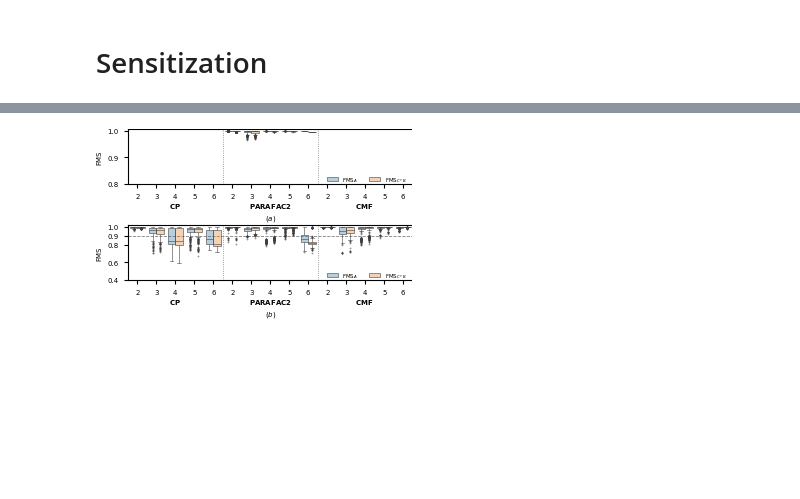
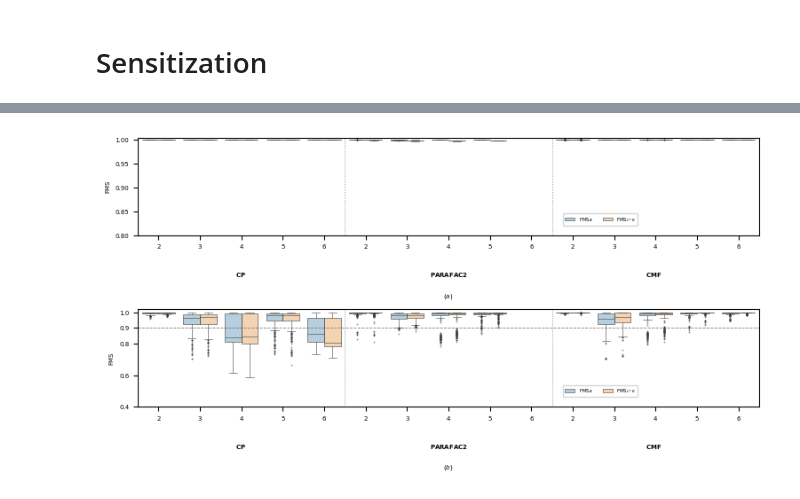
Before and after one commit to cchatzis/Revealing-Subject-specific-Temporal-Patterns-from-Longitudinal-Data, a Jupyter notebook: paper_plots.ipynb, the cells around one changed output, grey strips where cells are left out. Drawn from its saved outputs; the diff is of its cells as text; code cells hidden in the pictures; blank space fills up the shorter version.

```diff
--- a/paper_plots.ipynb
+++ b/paper_plots.ipynb
@@ -733,13 +503,13 @@ fig.subplots_adjust(wspace=0.05, hspace=0.415,top=0.99,right=0.98,left=0.115)
 # %%
-
+# This can be used to reproduce the following figures of the paper:
+# Fig. 8
 
 box_kws = dict(
-    width=0.8,          # thinner boxes (try 0.35–0.50)
-    linewidth=0.6,       # thinner outlines
+    width=0.8,
+    linewidth=0.6,
     showfliers=True,
-    fliersize=0.8,       # smaller outliers (points)
+    fliersize=0.8,
 
-    # More explicit control (overrides defaults)
     flierprops=dict(
         marker='o',
         markersize=0.8,
@@ -755,27 +525,25 @@ box_kws = dict(
 
 fig, axs = plt.subplots(
     2, 1,
-    figsize=(COL_IN, 0.62*COL_IN),   # EXACT same figure size as before
-    # figsize=(8,4),
-    sharex=False, sharey=False,      # change if you want shared scales
+    figsize=(8,4),
+    sharex=False, sharey=False,
 )
 
 dfa = pd.read_pickle(f"Sensitization/df_A_uniq.pkl")
 dfc = pd.read_pickle(f"Sensitization/df_CB_uniq.pkl")
 df_long = pd.concat([dfa, dfc], ignore_index=True)
 
-order =  ['cp_2_0.0', 'cp_3_0.0', 'cp_4_0.0', 'cp_5_0.0', 'cp_6_0.0',#'cp_7_0.0', 'cp_8_0.0',
-    'parafac2_2_0.0', 'parafac2_3_0.0', 'parafac2_4_0.0', 'parafac2_5_0.0', 'parafac2_6_0.0',# 'parafac2_7_0.0', 'parafac2_8_0.0',
-             'cmf_2_0.0', 'cmf_3_0.0', 'cmf_4_0.0', 'cmf_5_0.0', 'cmf_6_0.0']#, 'cmf_7_0.0', 'cmf_8_0.0']
-            # 'smoothcmf_2_0.01', 'smoothcmf_3_0.01', 'smoothcmf_4_0.01', 'smoothcmf_5_0.01', 'smoothcmf_6_0.01',]
+order =  ['cp_2_0.0', 'cp_3_0.0', 'cp_4_0.0', 'cp_5_0.0', 'cp_6_0.0',
+    'parafac2_2_0.0', 'parafac2_3_0.0', 'parafac2_4_0.0', 'parafac2_5_0.0', 'parafac2_6_0.0',
+             'cmf_2_0.0', 'cmf_3_0.0', 'cmf_4_0.0', 'cmf_5_0.0', 'cmf_6_0.0']
 
 
 df_long["metric"] = df_long["metric"].replace({"CB": "C*B"})
 df_long["metric"] = df_long["metric"].replace({"C*B": r"$\text{FMS}_{C*B}$"})
 df_long["metric"] = df_long["metric"].replace({"A": r"$\text{FMS}_{A}$"})
 
-# # drop rows with model == 'parafac2' and rank == 6
-# df_long = df_long[~((df_long['model'] == 'parafac2') & (df_long['r'] == 6))]
+# drop rows with model == 'parafac2' and rank == 6
+df_long = df_long[~((df_long['model'] == 'parafac2') & (df_long['r'] == 6))]
 
 ax = sns.boxplot(
     data=df_long, x='label', y='value', hue='metric',
@@ -787,29 +555,19 @@ for patch in ax.patches:  # PathPatches
     r, g, b, _ = mpl.colors.to_rgba(patch.get_facecolor())
     patch.set_facecolor((r, g, b, 0.35))
 
-# Single legend (for metric)
 handles, labels = ax.get_legend_handles_labels()
-# first k handles/labels correspond to 'metric' from the first layer (boxplot)
 k = df_long['metric'].nunique()  # should be 2
 axs[0].legend(handles[:k], labels[:k], bbox_to_anchor=(0.68, 0.25),ncols=2,fontsize=4)
 axs[0].text(0.165, -0.4, r'$\bf{CP}$', ha='center', va='center', transform=axs[0].transAxes,fontsize=5)
 axs[0].text(0.5, -0.4, r'$\bf{PARAFAC2}$', ha='center', va='center', transform=axs[0].transAxes,fontsize=5)
 axs[0].text(0.83, -0.4, r'$\bf{CMF}$', ha='center', va='center', transform=axs[0].transAxes,fontsize=5)
-# axs[0].axvline(x=6.5, color='tab:gray', linestyle=':',linewidth=0.6) # Metabolomics
-# axs[0].axvline(x=13.5, color='tab:gray', linestyle=':',linewidth=0.6) # Metabolomics
 axs[0].axvline(x=4.5, color='tab:gray', linestyle=':',linewidth=0.6,zorder=0) # Sensitization
 axs[0].axvline(x=9.5, color='tab:gray', linestyle=':',linewidth=0.6,zorder=0) # Sensitization
 
 axs[0].set_xticklabels([2,3,4,5,6]*3, fontsize=5)
 axs[0].set_xlabel('')
-# axs[0].axhline(y=0.9, color='gray', linestyle='--',linewidth=0.6)
 axs[0].set_ylim(0.8,1.005)
-# axs[0].set_ylim(0.3,1.005) # Sensitizations
 axs[0].set_ylabel('FMS',fontsize=5)
-# axs[0].set_yticks([0.5,0.6,0.7,0.8,0.9,1.0],labels=[0.5,0.6,0.7,0.8,0.9,1.0],fontsize=5)
-# axs[0].set_yticks([0.75,0.8,0.85,0.9,0.95,1.0],labels=[0.75,0.8,0.85,0.9,0.95,1.0],fontsize=5)
-# axs[0].grid(True)
-# axs[0].set_title('Reproducibility results')
 
 for spine in ax.spines.values():
     spine.set_visible(True)
@@ -820,17 +578,16 @@ dfa = pd.read_pickle("Sensitization/df_A_replic.pkl")
 dfc = pd.read_pickle("Sensitization/df_CB_replic.pkl")
 df_long = pd.concat([dfa, dfc], ignore_index=True)
 
-order =  ['cp_2_0.0_10', 'cp_3_0.0_10', 'cp_4_0.0_10', 'cp_5_0.0_10', 'cp_6_0.0_10', #'cp_7_0.0_10', 'cp_8_0.0_10',
-    'parafac2_2_0.0_10', 'parafac2_3_0.0_10', 'parafac2_4_0.0_10', 'parafac2_5_0.0_10', 'parafac2_6_0.0_10', #'parafac2_7_0.0_10', 'parafac2_8_0.0_10',
-             'cmf_2_0.0_10', 'cmf_3_0.0_10', 'cmf_4_0.0_10', 'cmf_5_0.0_10', 'cmf_6_0.0_10'] #, 'cmf_7_0.0_10', 'cmf_8_0.0_10']
-            # 'smoothcmf_2_0.01_10', 'smoothcmf_3_0.01_10', 'smoothcmf_4_0.01_10', 'smoothcmf_5_0.01_10', 'smoothcmf_6_0.01_10',]
+order =  ['cp_2_0.0_10', 'cp_3_0.0_10', 'cp_4_0.0_10', 'cp_5_0.0_10', 'cp_6_0.0_10',
+    'parafac2_2_0.0_10', 'parafac2_3_0.0_10', 'parafac2_4_0.0_10', 'parafac2_5_0.0_10', 'parafac2_6_0.0_10',
+             'cmf_2_0.0_10', 'cmf_3_0.0_10', 'cmf_4_0.0_10', 'cmf_5_0.0_10', 'cmf_6_0.0_10']
 
 df_long["metric"] = df_long["metric"].replace({"CB": "C*B"})
 df_long["metric"] = df_long["metric"].replace({"C*B": r"$\text{FMS}_{C*B}$"})
 df_long["metric"] = df_long["metric"].replace({"A": r"$\text{FMS}_{A}$"})
 
 # drop rows with model == 'parafac2' and rank == 6
-# df_long = df_long[~((df_long['model'] == 'parafac2') & (df_long['r'] == 6))]
+df_long = df_long[~((df_long['model'] == 'parafac2') & (df_long['r'] == 6))]
 
 ax = sns.boxplot(
     data=df_long, x='label', y='value', hue='metric',
@@ -853,9 +610,7 @@ axs[1].text(0.5, -0.4, r'$\bf{PARAFAC2}$', ha='center', va='center', transform=a
 axs[1].text(0.83, -0.4, r'$\bf{CMF}$', ha='center', va='center', transform=axs[1].transAxes,fontsize=5)
 axs[1].axvline(x=4.5, color='tab:gray', linestyle=':',linewidth=0.6,zorder=0) # Sensitization
 axs[1].axvline(x=9.5, color='tab:gray', linestyle=':',linewidth=0.6,zorder=0) # Sensitization
-# axs[1].axvline(x=6.5, color='tab:gray', linestyle=':',linewidth=0.6,zorder=0) # metabolomics
-# axs[1].axvline(x=13.5, color='tab:gray', linestyle=':',linewidth=0.6,zorder=0) # metabolomics
-# axs[1].text(0.5, -0.3, r'$\bf{(a)}$', fontsize=5)
+
 
 axs[1].set_xticklabels([2,3,4,5,6]*3, fontsize=5)
 axs[1].axhline(y=0.9, color='gray', linestyle='--',linewidth=0.6,zorder=0)
@@ -868,35 +623,31 @@ axs[1].set_xlabel('')
 # axs[1].grid(True)
 # axs[1].set_title('Replicability results')
 
 for spine in ax.spines.values():
     spine.set_visible(True)
     spine.set_linewidth(0.8)
     spine.set_edgecolor("black")
 
 axs[0].text(
     0.5, -0.62, r'$(a)$',
     ha='center', va='center',
     transform=axs[0].transAxes,
     fontsize=5,
     clip_on=False
 )
 
-# ---- subplot (b) label (below the second plot) ----
 axs[1].text(
     0.5, -0.62, r'$(b)$',
     ha='center', va='center',
     transform=axs[1].transAxes,
     fontsize=5,
     clip_on=False
 )
 
 for ax in (axs[0], axs[1]):
     ax.tick_params(axis="both", labelsize=5)
 
-# axs[1].legend(handles[:k], labels[:k], bbox_to_anchor=(0.766, 0.25),ncols=2,fontsize=4) #sensitizations
-
 fig.tight_layout(pad=0.02)  # OK: does NOT change figure size
 fig.subplots_adjust(wspace=0.8, hspace=0.75,top=0.99,right=0.99,left=0.115)
-# fig.savefig("[SENS]repr_replic.pdf", pad_inches=0.03,bbox_inches="tight",dpi=600)      # no bbox_inches="tight" if you want exact size
 # %% [output]
-[figure, old version]
+[figure, new version]
```
Also changed, not shown: parts of 11 cells of this notebook.
